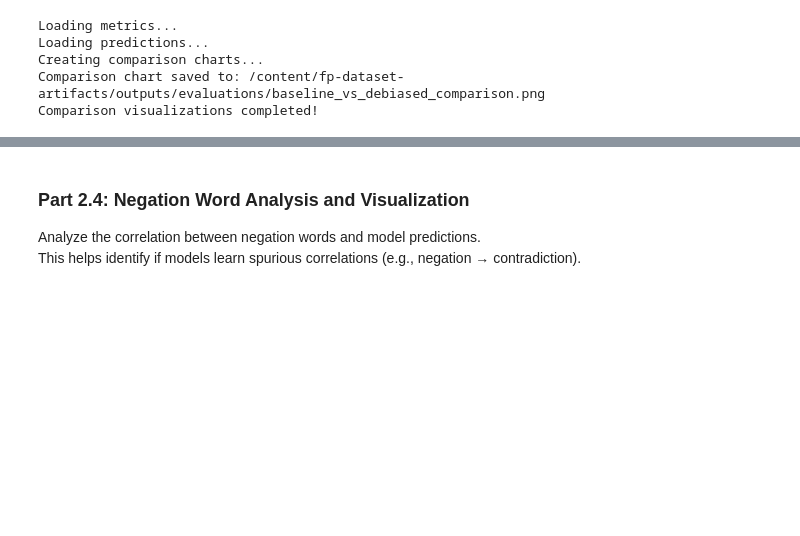
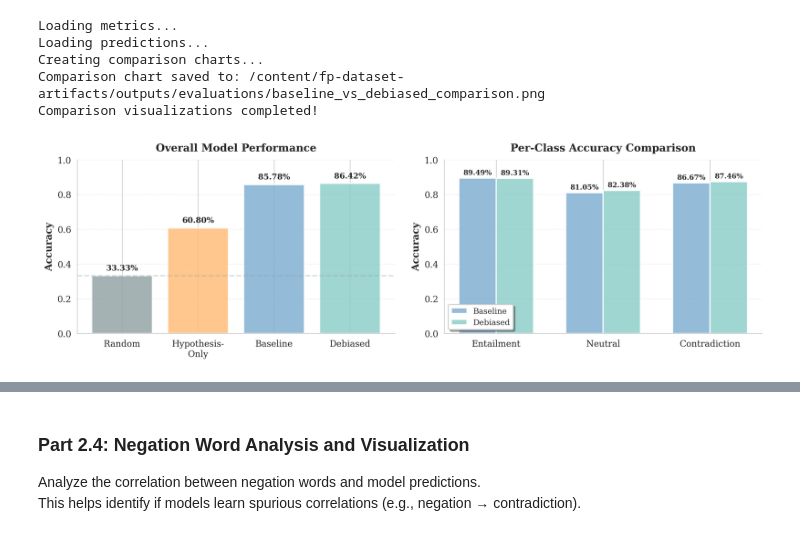
Before and after one commit to DinaberryPi/fp-dataset-artifacts, a Jupyter notebook: NLP_Final_dataset_artifacts_analysis.ipynb, the cells around one changed output, grey strips where cells are left out. Cells and saved outputs as stored; diff of their text form; code cells hidden in the pictures; blank space fills up the shorter version.

```diff
--- a/NLP_Final_dataset_artifacts_analysis.ipynb
+++ b/NLP_Final_dataset_artifacts_analysis.ipynb
@@ -242,6 +237,11 @@ Loading predictions...
 Creating comparison charts...
 Comparison chart saved to: /content/fp-dataset-artifacts/outputs/evaluations/baseline_vs_debiased_comparison.png
 Comparison visualizations completed!
+# %%
+from IPython.display import Image
+display(Image('outputs/evaluations/baseline_vs_debiased_comparison.png'))
+# %% [output]
+[figure, added]
 # %%
 !python analyze/show_fixes.py
 # %% [output]
```
Also changed, not shown: parts of 16 cells of this notebook, 11 other files.
